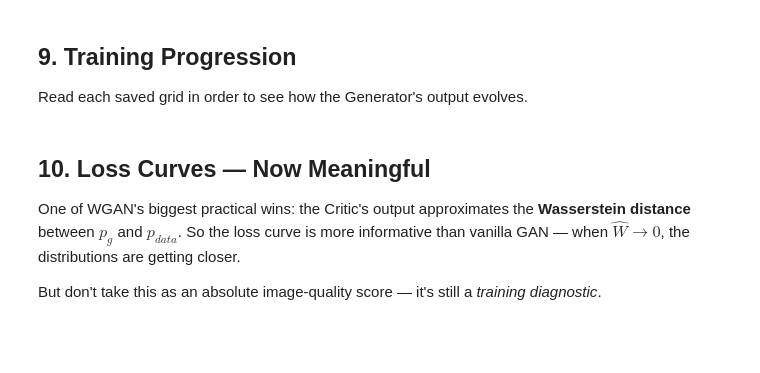
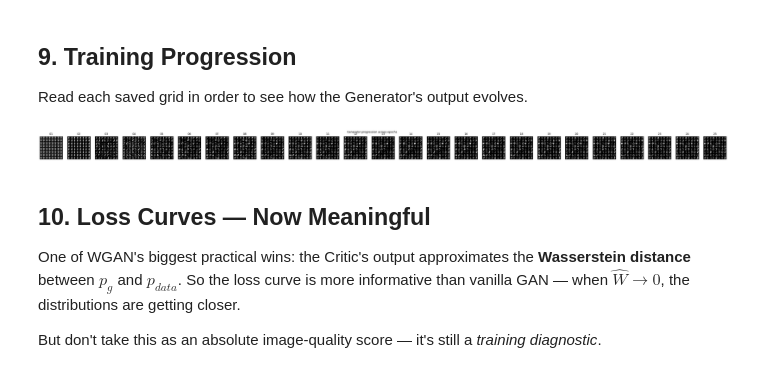
Before and after one commit to miyasajid19/Generative-Adversarial-Networks, a Jupyter notebook: 03_WGAN.ipynb, the cells around one changed output. Saved outputs shown, nothing was run; the diff lists cells and outputs as text; code cells hidden in the pictures; blank space fills up the shorter version.

Commit message:
WGAN implemented

```diff
--- a/03_WGAN.ipynb
+++ b/03_WGAN.ipynb
@@ -309,20 +329,22 @@ Read each saved grid in order to see how the Generator's output evolves.
 # %%
 from PIL import Image
 import glob
 
-paths = sorted(glob.glob('samples/epoch_*.png'))
+paths = sorted(glob.glob('samples_WGAN/epoch_*.png'))
 if paths:
     fig, axes = plt.subplots(1, len(paths), figsize=(2.2 * len(paths), 2.2))
     if len(paths) == 1:
         axes = [axes]
     for ax, p in zip(axes, paths):
         ax.imshow(np.array(Image.open(p)).squeeze(), cmap='gray')
         ax.set_title(p.split('_')[-1].split('.')[0])
         ax.axis('off')
     plt.suptitle('Generator progression across epochs')
     plt.show()
 else:
     print('No sample grids found. Run the training cell first.')
+# %% [output]
+[figure, added]
 # %% [markdown]
 ## 10. Loss Curves — Now Meaningful
 
```
Also changed, not shown: parts of 5 cells of this notebook, 25 other files.
